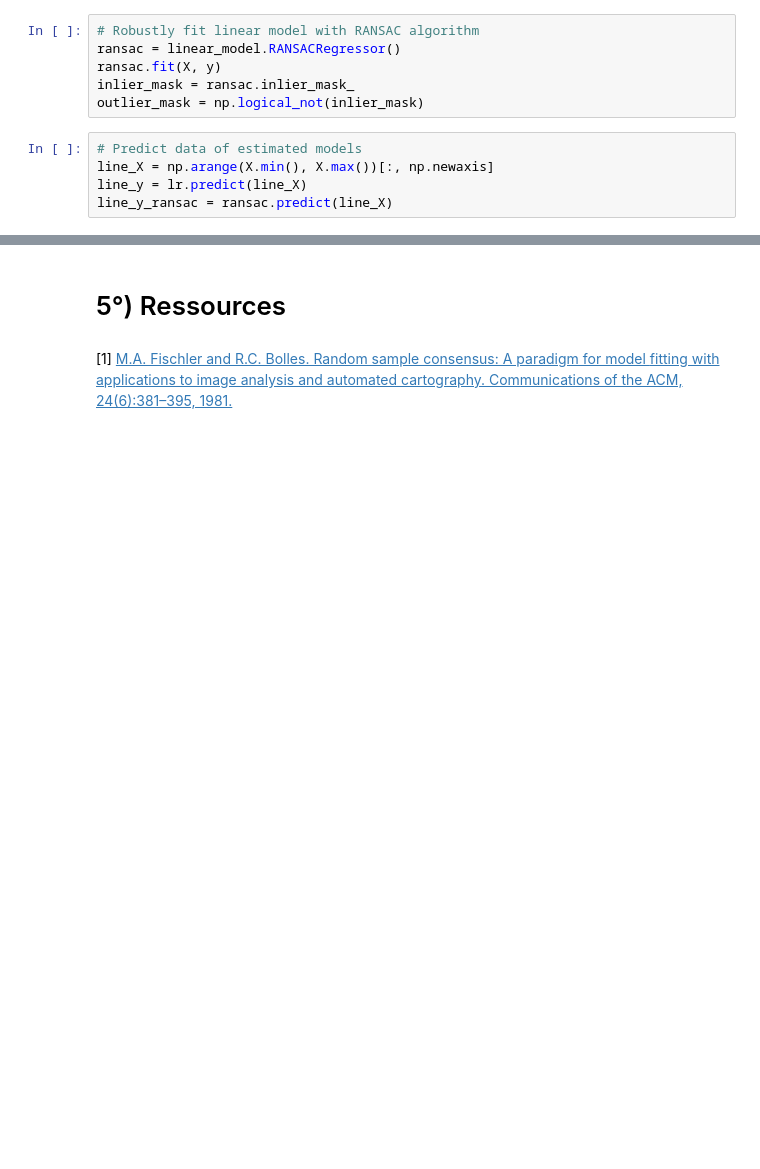
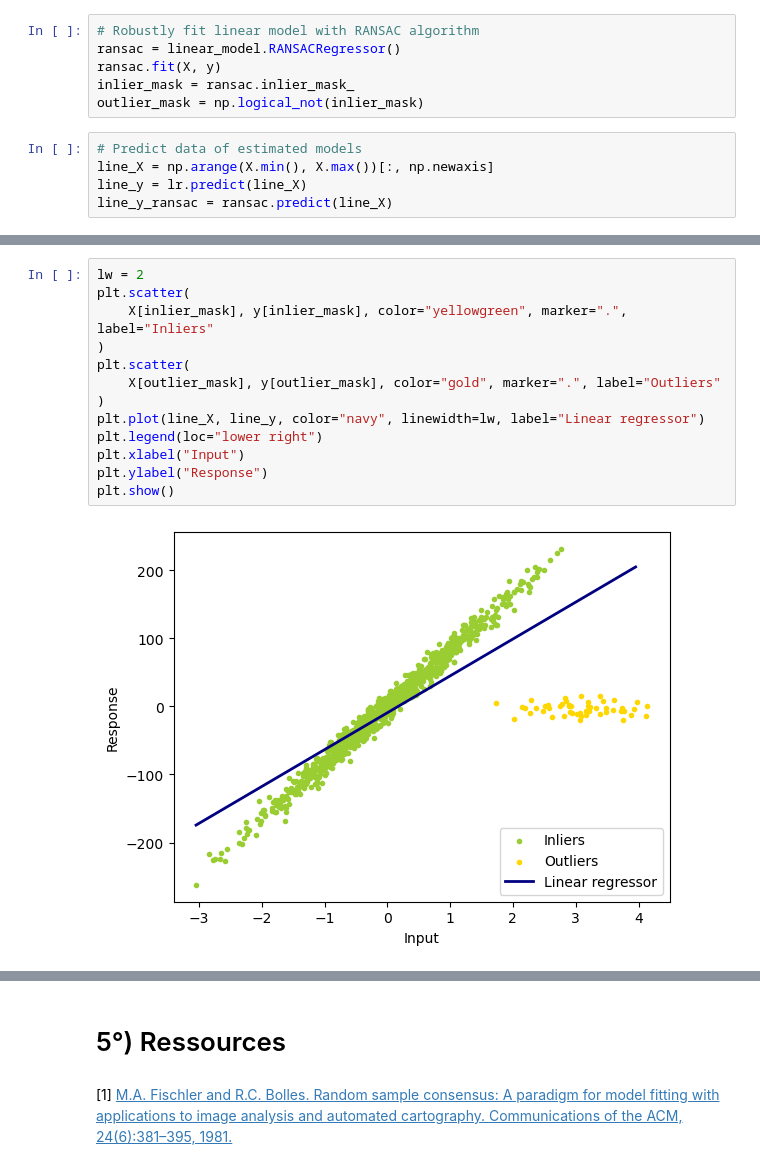
Before and after one commit to xhmyjae/ransac-algorithms, a Jupyter notebook: RANSAC.ipynb, the cells around one changed output, grey strips where cells are left out. Cells and saved outputs as stored; diff of their text form; blank space fills up the shorter version.

Commit message:
Feature: Add a first description and example about Robust linear model estimation using RANSAC

```diff
--- a/RANSAC.ipynb
+++ b/RANSAC.ipynb
@@ -70,3 +75,18 @@ print(coef, lr.coef_, ransac.estimator_.coef_)
+# %%
+lw = 2
+plt.scatter(
+    X[inlier_mask], y[inlier_mask], color="yellowgreen", marker=".", label="Inliers"
+)
+plt.scatter(
+    X[outlier_mask], y[outlier_mask], color="gold", marker=".", label="Outliers"
+)
+plt.plot(line_X, line_y, color="navy", linewidth=lw, label="Linear regressor")
+plt.legend(loc="lower right")
+plt.xlabel("Input")
+plt.ylabel("Response")
+plt.show()
+# %% [output]
+[figure, added]
 # %%
 lw = 2
 plt.scatter(
```
Also changed, not shown: parts of 3 cells of this notebook.
